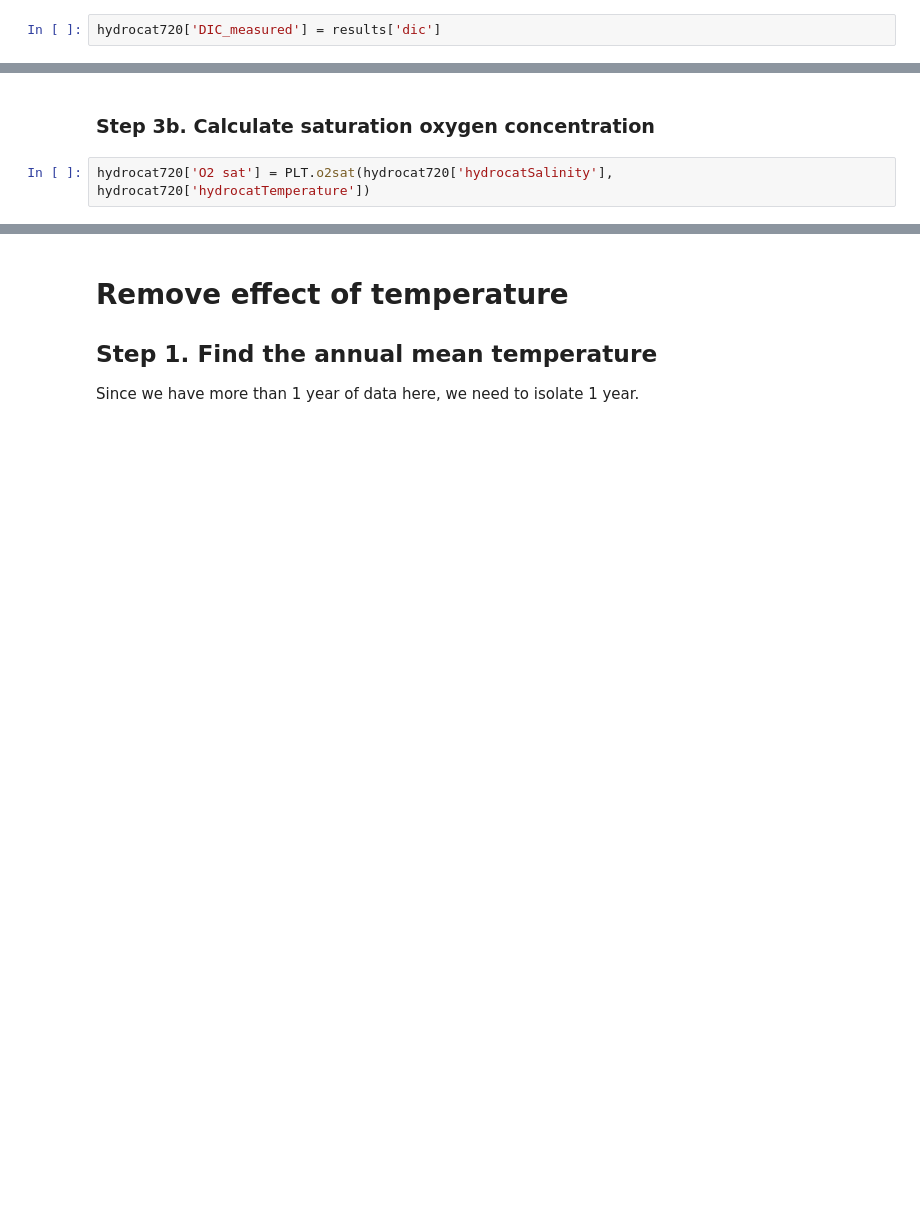
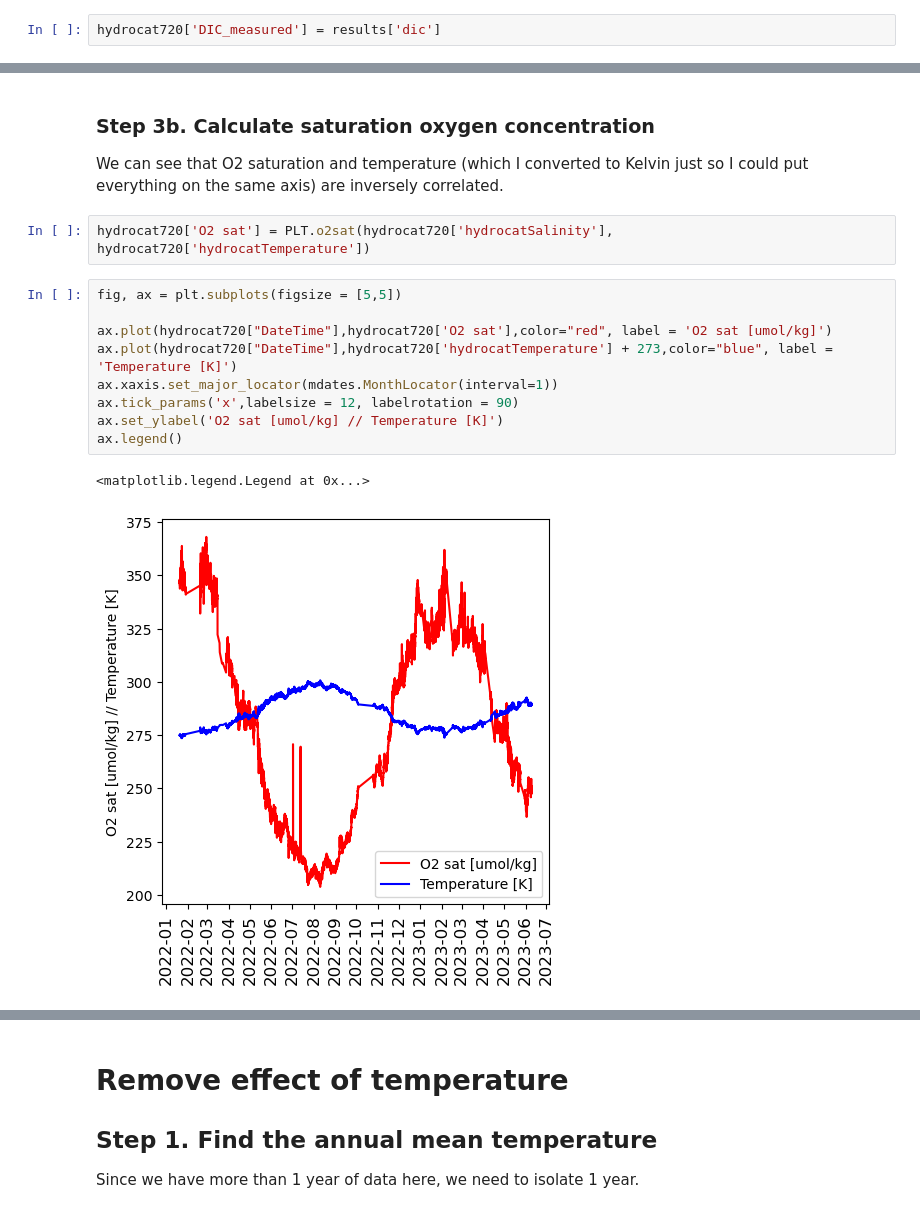
Before and after one commit to abby-baskind/phyto, a Jupyter notebook: bio_temp_normalization.ipynb, the cells around one changed output, grey strips where cells are left out. Drawn from its saved outputs; the diff is of its cells as text; blank space fills up the shorter version.

```diff
--- a/bio_temp_normalization.ipynb
+++ b/bio_temp_normalization.ipynb
@@ -232,7 +228,21 @@ ax.tick_params('x',labelsize = 12, labelrotation = 90)
 # %% [markdown]
 ### Step 3b. Calculate saturation oxygen concentration
+
+We can see that O2 saturation and temperature (which I converted to Kelvin just so I could put everything on the same axis) are inversely correlated.
 # %%
 hydrocat720['O2 sat'] = PLT.o2sat(hydrocat720['hydrocatSalinity'], hydrocat720['hydrocatTemperature'])
+# %%
+fig, ax = plt.subplots(figsize = [5,5])
+
+ax.plot(hydrocat720["DateTime"],hydrocat720['O2 sat'],color="red", label = 'O2 sat [umol/kg]')
+ax.plot(hydrocat720["DateTime"],hydrocat720['hydrocatTemperature'] + 273,color="blue", label = 'Temperature [K]')
+ax.xaxis.set_major_locator(mdates.MonthLocator(interval=1))
+ax.tick_params('x',labelsize = 12, labelrotation = 90)
+ax.set_ylabel('O2 sat [umol/kg] // Temperature [K]')
+ax.legend()
+# %% [output]
+<matplotlib.legend.Legend at 0x...>
+[figure, added]
 # %% [markdown]
 ### Step 3c. Calculate AOU
 
```
Also changed, not shown: parts of 14 cells of this notebook, 1 other file.
